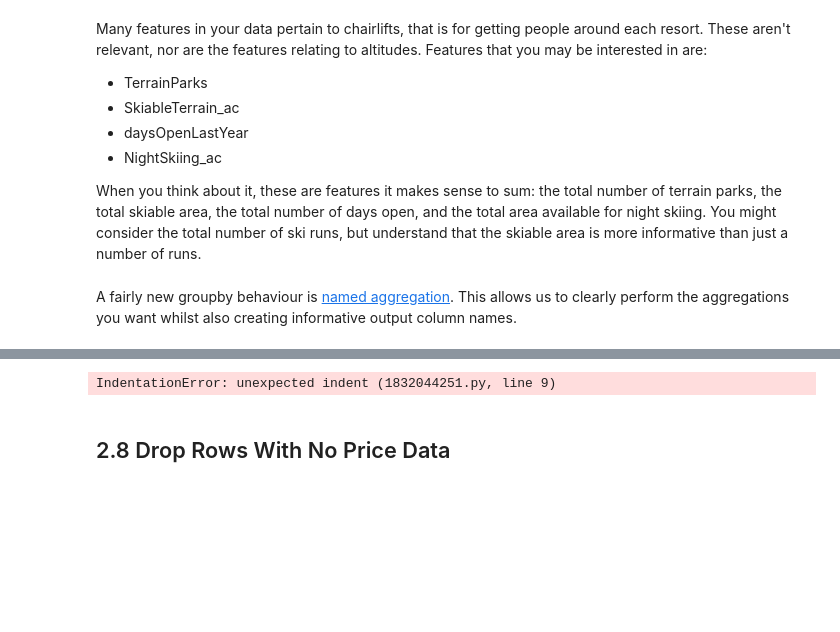
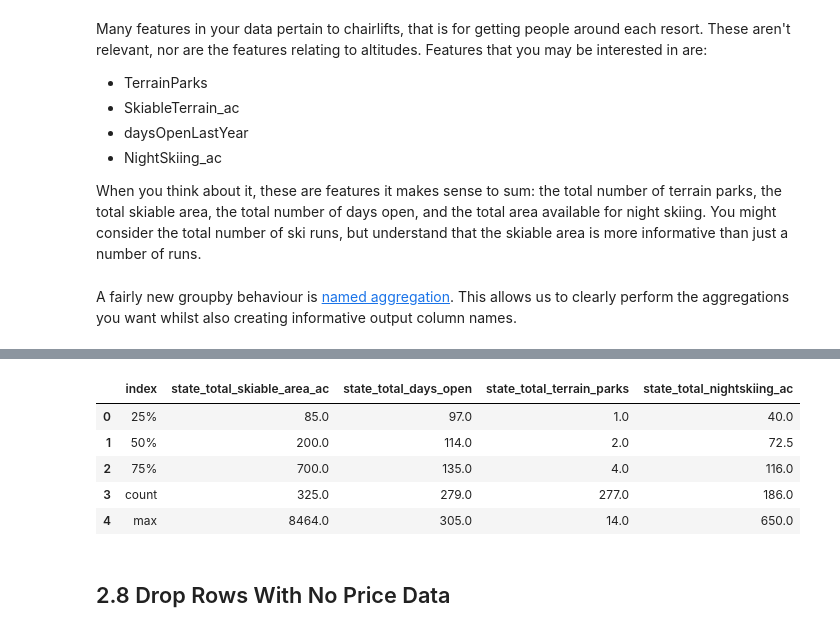
Before and after one commit to springboard-curriculum/DataScienceGuidedCapstone, a Jupyter notebook: Notebooks/02_data_wrangling.ipynb, the cells around one changed output, grey strips where cells are left out. Cells and saved outputs as stored; diff of their text form; code cells hidden in the pictures; blank space fills up the shorter version.

```diff
--- a/Notebooks/02_data_wrangling.ipynb
+++ b/Notebooks/02_data_wrangling.ipynb
@@ -734,21 +704,25 @@ ski_data.head()
 # %%
 #Code task 27#
 #Add named aggregations for the sum of 'daysOpenLastYear', 'TerrainParks', and 'NightSkiing_ac'
 #call them 'state_total_days_open', 'state_total_terrain_parks', and 'state_total_nightskiing_ac',
 #respectively
 #Finally, add a call to the reset_index() method (we recommend you experiment with and without this to see
 #what it does)
 
 state_summary = ski_data.groupby('state',level=0).agg(
-    resorts_per_state=pd.NamedAgg(column='Name', aggfunc='size'), #could pick any column here
     state_total_skiable_area_ac=pd.NamedAgg(column='SkiableTerrain_ac', aggfunc='sum'),
     state_total_days_open=pd.NamedAgg(column='daysOpenLastYear', aggfunc='sum'),
     state_total_terrain_parks=pd.NamedAgg(column='TerrainParks', aggfunc='sum'),
     state_total_nightskiing_ac=pd.NamedAgg(column='NightSkiing_ac', aggfunc='sum')
 ).reset_index()
 state_summary.head()
 # %% [output]
-IndentationError: unexpected indent (1832044251.py, line 9)
+|  | index | state_total_skiable_area_ac | state_total_days_open | state_total_terrain_parks | state_total_nightskiing_ac |
+| 0 | 25% | 85.0 | 97.0 | 1.0 | 40.0 |
+| 1 | 50% | 200.0 | 114.0 | 2.0 | 72.5 |
+| 2 | 75% | 700.0 | 135.0 | 4.0 | 116.0 |
+| 3 | count | 325.0 | 279.0 | 277.0 | 186.0 |
+| 4 | max | 8464.0 | 305.0 | 14.0 | 650.0 |
 # %% [markdown]
 ## 2.8 Drop Rows With No Price Data<a id='2.8_Drop_Rows_With_No_Price_Data'></a>
 # %% [markdown]
```
Also changed, not shown: parts of 16 cells of this notebook.
